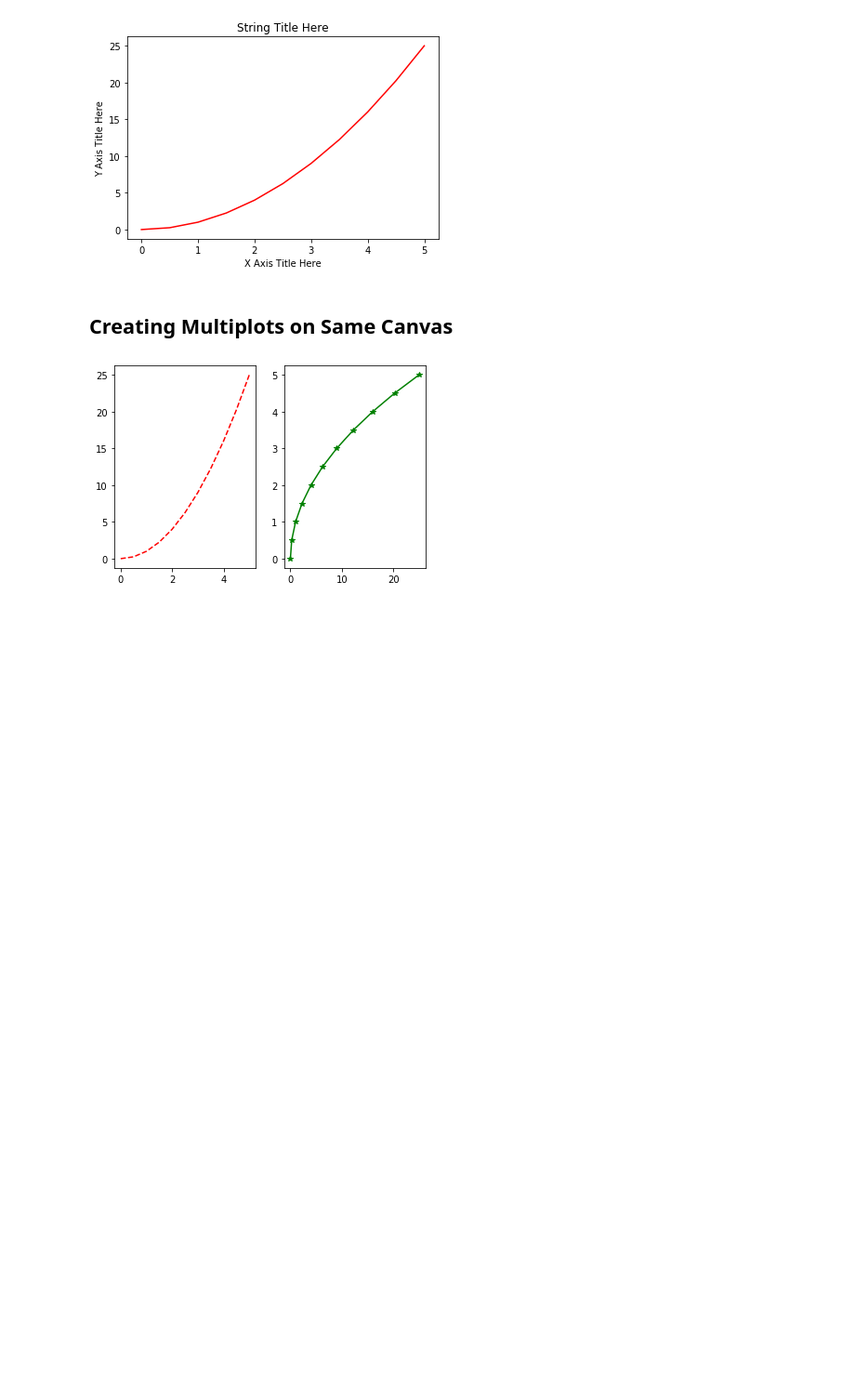
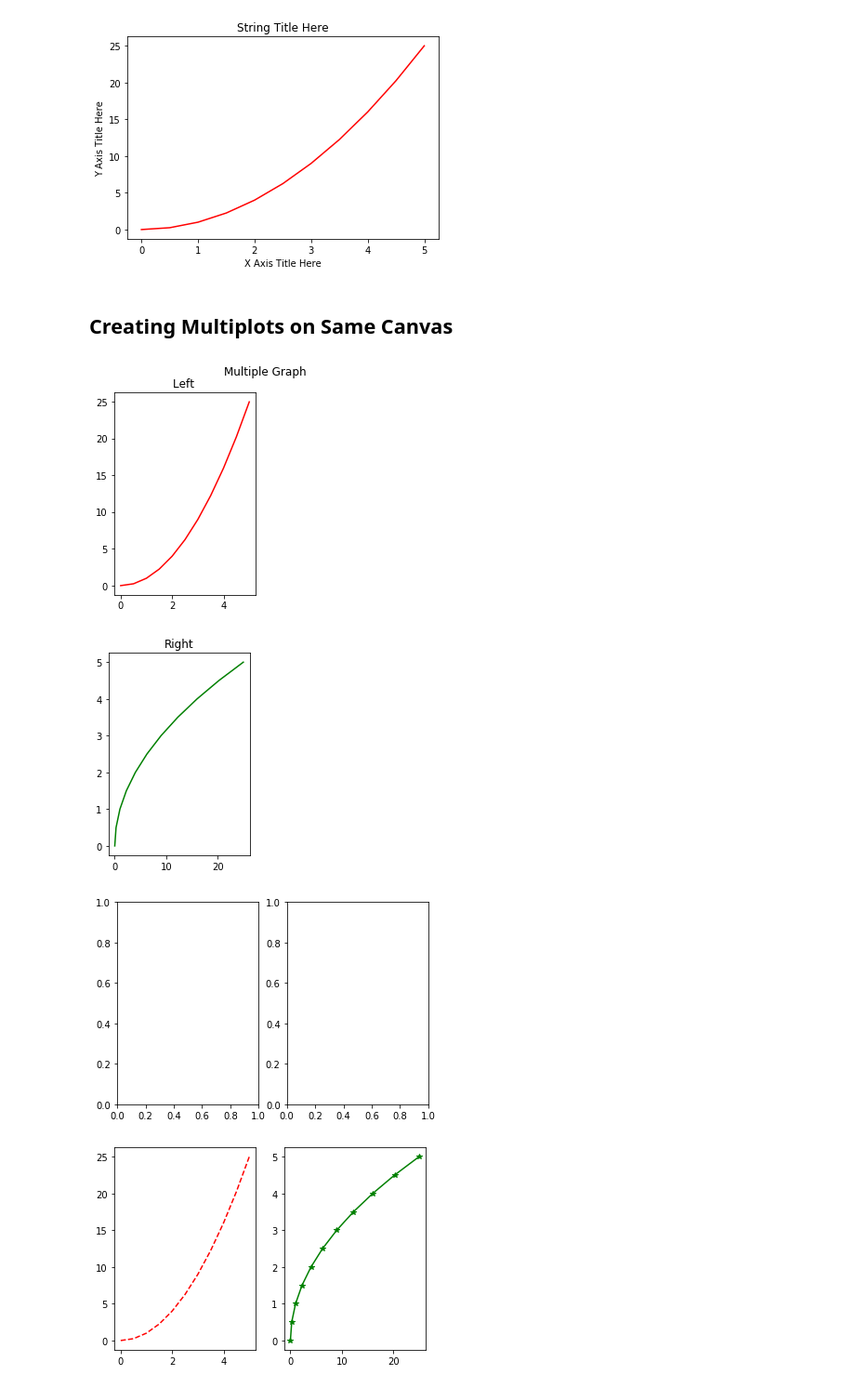
Before and after one commit to k21k/Python-Notes, a Jupyter notebook: Exercises - Qasim/Exercise 18 (Matplotlib).ipynb, the cells around one changed output. Shown at 93% size. Cells and saved outputs as stored; diff of their text form; code cells hidden in the pictures; blank space fills up the shorter version.

```diff
--- a/Exercises - Qasim/Exercise 18 (Matplotlib).ipynb
+++ b/Exercises - Qasim/Exercise 18 (Matplotlib).ipynb
@@ -60,6 +70,28 @@ array([ 0.  ,  0.25,  1.  ,  2.25,  4.  ,  6.25,  9.  , 12.25, 16.  ,
 [figure]
 # %% [markdown]
 ## Creating Multiplots on Same Canvas
+# %%
+import matplotlib.pyplot as plt
+
+figure1= plt.figure()
+figure1.suptitle("Multiple Graph")
+
+axis1 = figure1.add_subplot(1,2,1)
+axis1.plot([0,0.5,1,1.5,2,2.5,3,3.5,4,4.5,5],[0,0.25,1,2.25,4,6.25,9,12.25,16, 20.25, 25], color= 'red')
+axis1.set_title("Left ")
+
+figure2= plt.figure()
+axis2 = figure2.add_subplot(1,2,2)
+axis2.plot([0,0.25,1,2.25,4,6.25,9,12.25,16, 20.25, 25],[0,0.5,1,1.5,2,2.5,3,3.5,4,4.5,5], color = 'green')
+axis2.set_title(("Right"))
+
+fig, (axis1, axis2) = plt.subplots(1, 2)
+
+plt.show()
+# %% [output]
+[figure, added]
+[figure, added]
+[figure, added]
 # %%
 # Recreate
 # %% [output]
```
Also changed, not shown: parts of 2 cells of this notebook, 1 other file.
